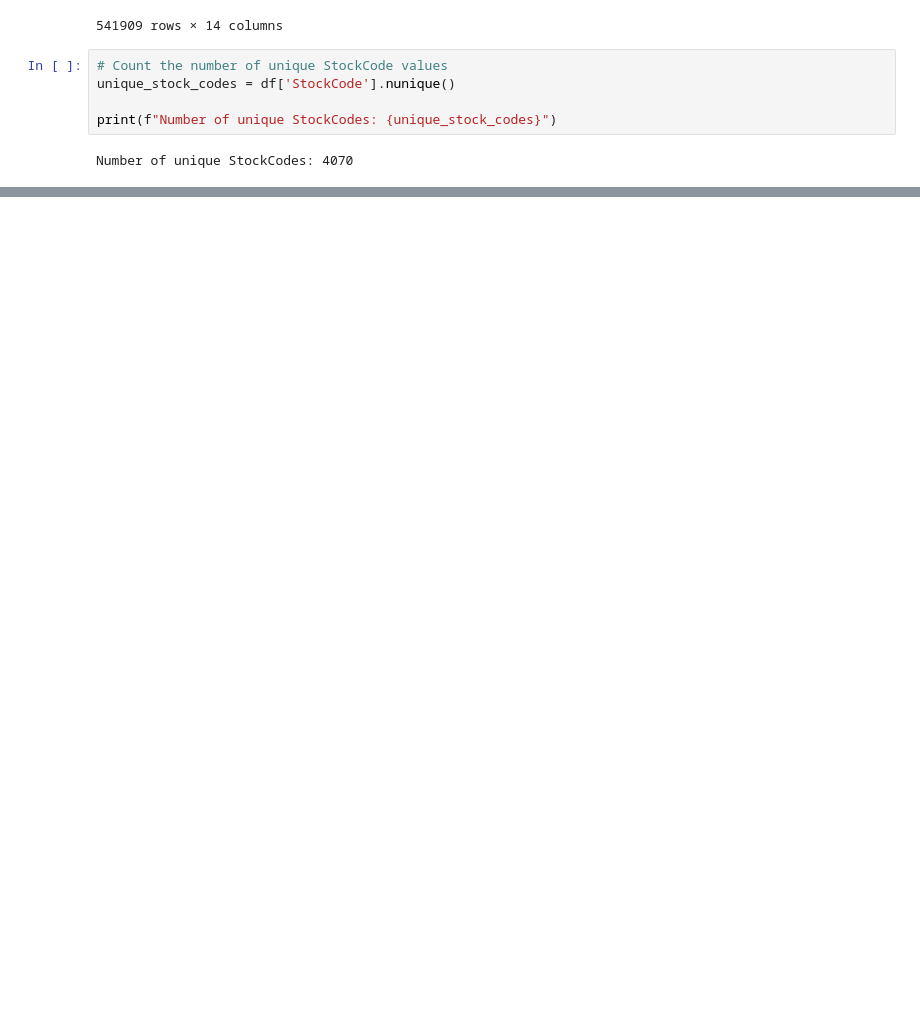
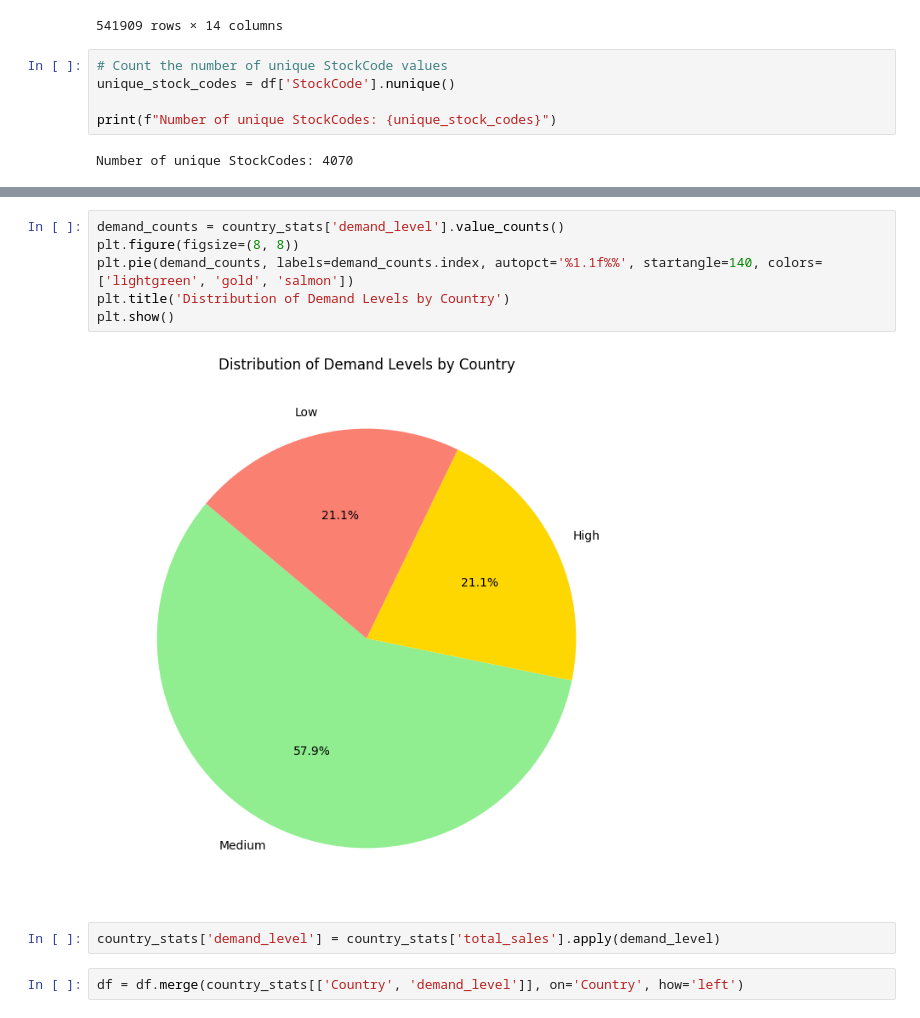
Before and after one commit to AyushNigam-1/Personal-ML-Projects, a Jupyter notebook: index.ipynb, the cells around one changed output, grey strips where cells are left out. Cells and saved outputs as stored; diff of their text form; blank space fills up the shorter version.

```diff
--- a/index.ipynb
+++ b/index.ipynb
@@ -144,0 +281,12 @@ Number of unique StockCodes: 4070
+# %%
+demand_counts = country_stats['demand_level'].value_counts()
+plt.figure(figsize=(8, 8))
+plt.pie(demand_counts, labels=demand_counts.index, autopct='%1.1f%%', startangle=140, colors=['lightgreen', 'gold', 'salmon'])
+plt.title('Distribution of Demand Levels by Country')
+plt.show()
+# %% [output]
+[figure, added]
+# %%
+country_stats['demand_level'] = country_stats['total_sales'].apply(demand_level)
+# %%
+df = df.merge(country_stats[['Country', 'demand_level']], on='Country', how='left')
```
Also changed, not shown: parts of 16 cells of this notebook.
